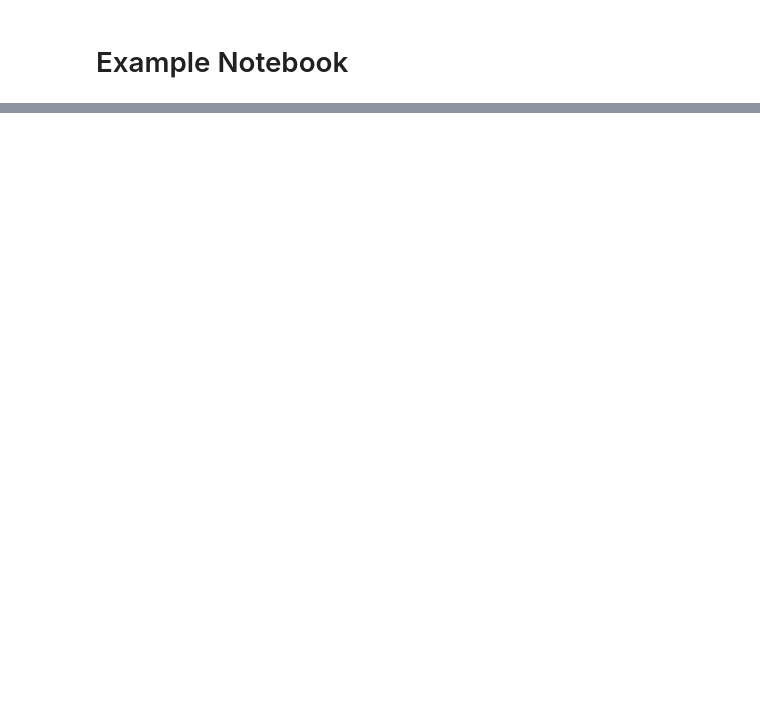
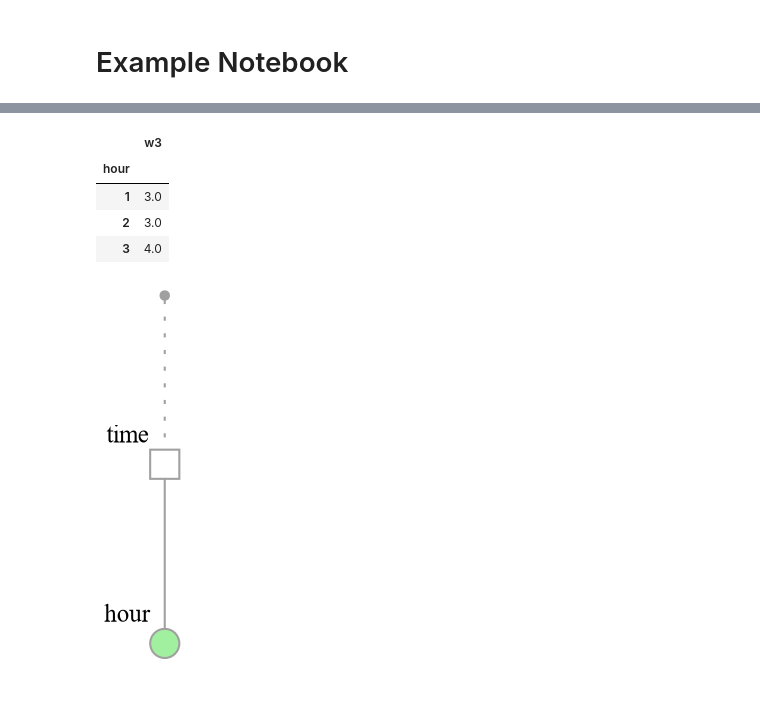
Before and after one commit to wingechr/data-disaggregation, a Jupyter notebook: docs/example.ipynb, the cells around one changed output, grey strips where cells are left out. Cells and saved outputs as stored; diff of their text form; code cells hidden in the pictures; blank space fills up the shorter version.

```diff
--- a/docs/example.ipynb
+++ b/docs/example.ipynb
@@ -48,2 +64,20 @@ Image(draw_domain(v1, filetype="png"))
+# %%
+# create extensive variable v3
+
+w3 = ExtensiveVariable(
+    data={1: 3, 2: 3, 3: 4},
+    domain=[hour],
+)
+
+# show data and image for domain
+display(w3.to_series().to_frame("w3"))
+display(Image(draw_domain(w3)))
+# %% [output]
+|  | w3 |
+| hour |  |
+| 1 | 3.0 |
+| 2 | 3.0 |
+| 3 | 4.0 |
+[figure, added]
 # %%
 # transform to target dimension
```
Also changed, not shown: parts of 10 cells of this notebook, 1 other file.
